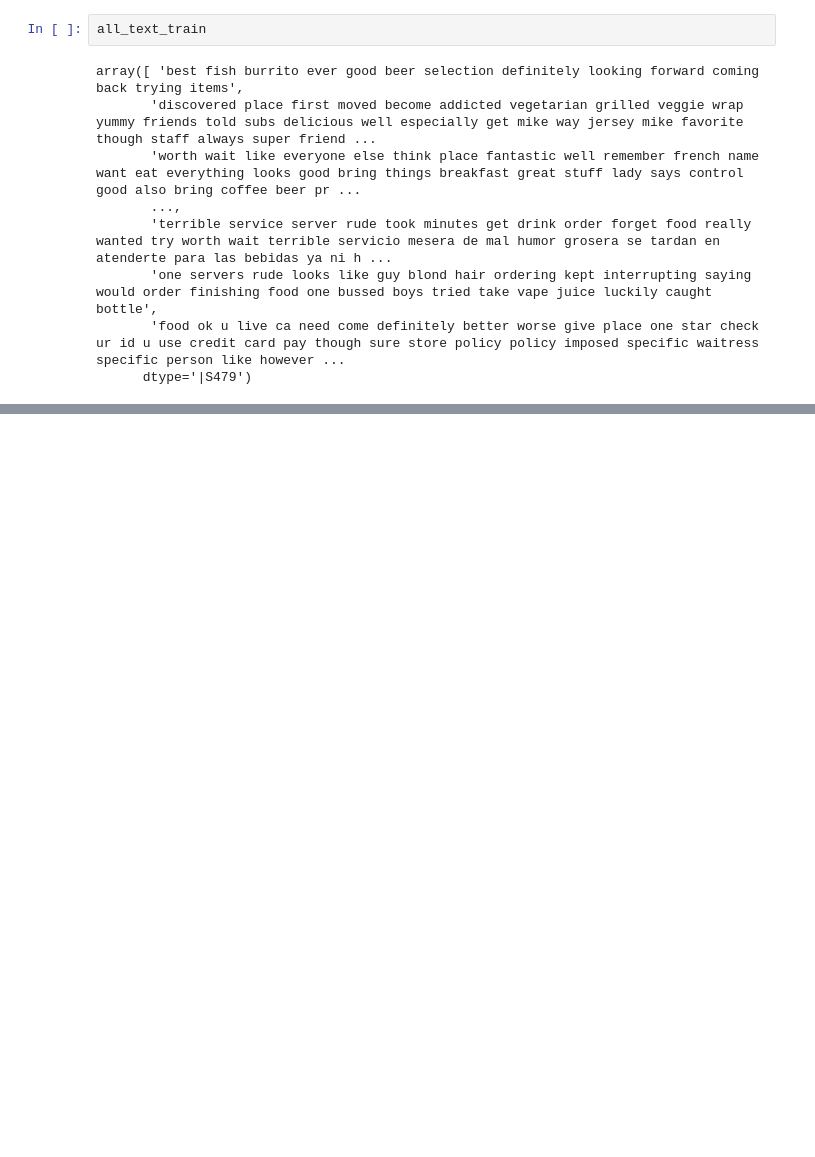
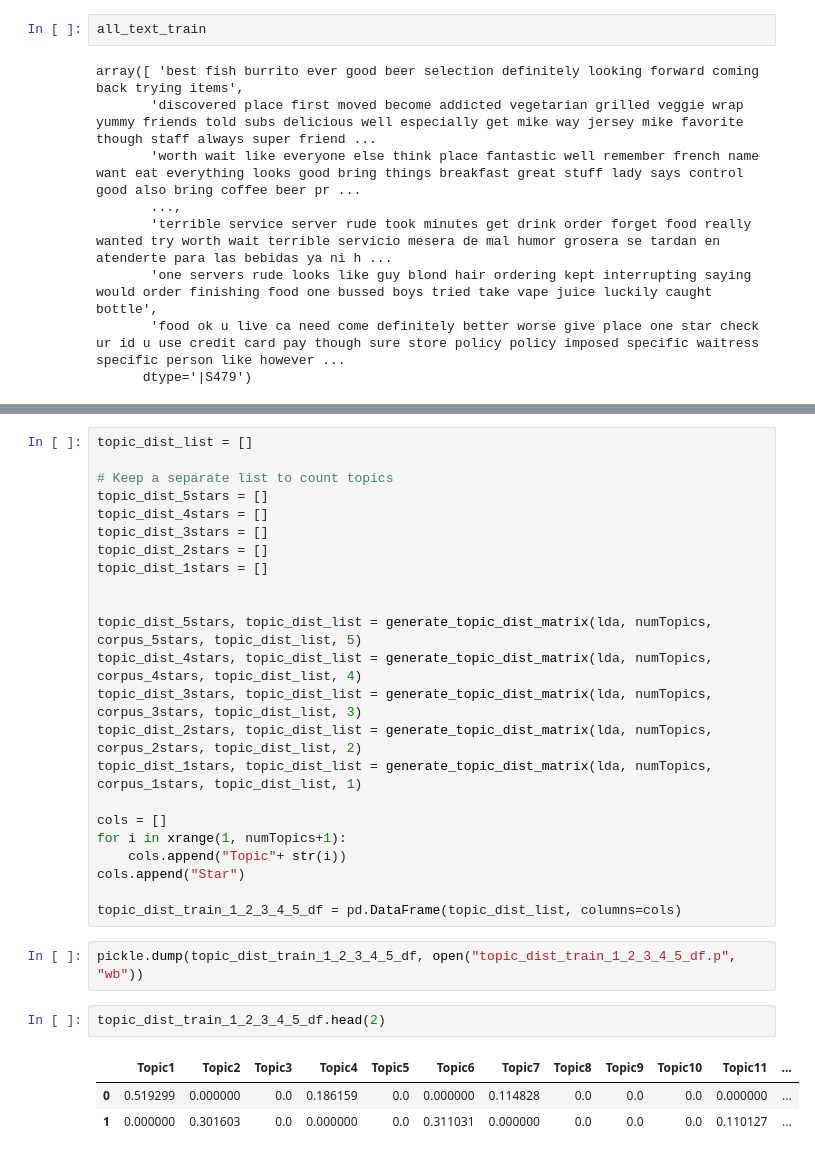
Before and after one commit to piyushghai/Yelp-Dataset-Analysis, a Jupyter notebook: yelp_rating_pred.ipynb, the cells around one changed output, grey strips where cells are left out. Drawn from its saved outputs; the diff is of its cells as text; blank space fills up the shorter version.

```diff
--- a/yelp_rating_pred.ipynb
+++ b/yelp_rating_pred.ipynb
@@ -311,0 +313,31 @@ def perform_lda(allReviewsTrain, numTopics):
+# %%
+topic_dist_list = []
+
+# Keep a separate list to count topics
+topic_dist_5stars = []
+topic_dist_4stars = []
+topic_dist_3stars = []
+topic_dist_2stars = []
+topic_dist_1stars = []
+
+
+topic_dist_5stars, topic_dist_list = generate_topic_dist_matrix(lda, numTopics, corpus_5stars, topic_dist_list, 5)
+topic_dist_4stars, topic_dist_list = generate_topic_dist_matrix(lda, numTopics, corpus_4stars, topic_dist_list, 4)
+topic_dist_3stars, topic_dist_list = generate_topic_dist_matrix(lda, numTopics, corpus_3stars, topic_dist_list, 3)
+topic_dist_2stars, topic_dist_list = generate_topic_dist_matrix(lda, numTopics, corpus_2stars, topic_dist_list, 2)
+topic_dist_1stars, topic_dist_list = generate_topic_dist_matrix(lda, numTopics, corpus_1stars, topic_dist_list, 1)
+
+cols = []
+for i in xrange(1, numTopics+1):
+    cols.append("Topic"+ str(i))
+cols.append("Star")
+
+topic_dist_train_1_2_3_4_5_df = pd.DataFrame(topic_dist_list, columns=cols)
+# %%
+pickle.dump(topic_dist_train_1_2_3_4_5_df, open("topic_dist_train_1_2_3_4_5_df.p", "wb"))
+# %%
+topic_dist_train_1_2_3_4_5_df.head(2)
+# %% [output]
+|  | Topic1 | Topic2 | Topic3 | Topic4 | Topic5 | Topic6 | Topic7 | Topic8 | Topic9 | Topic10 | Topic11 | ... |
+| 0 | 0.519299 | 0.000000 | 0.0 | 0.186159 | 0.0 | 0.000000 | 0.114828 | 0.0 | 0.0 | 0.0 | 0.000000 | ... |
+| 1 | 0.000000 | 0.301603 | 0.0 | 0.000000 | 0.0 | 0.311031 | 0.000000 | 0.0 | 0.0 | 0.0 | 0.110127 | ... |
```
Also changed, not shown: parts of 28 cells of this notebook.
